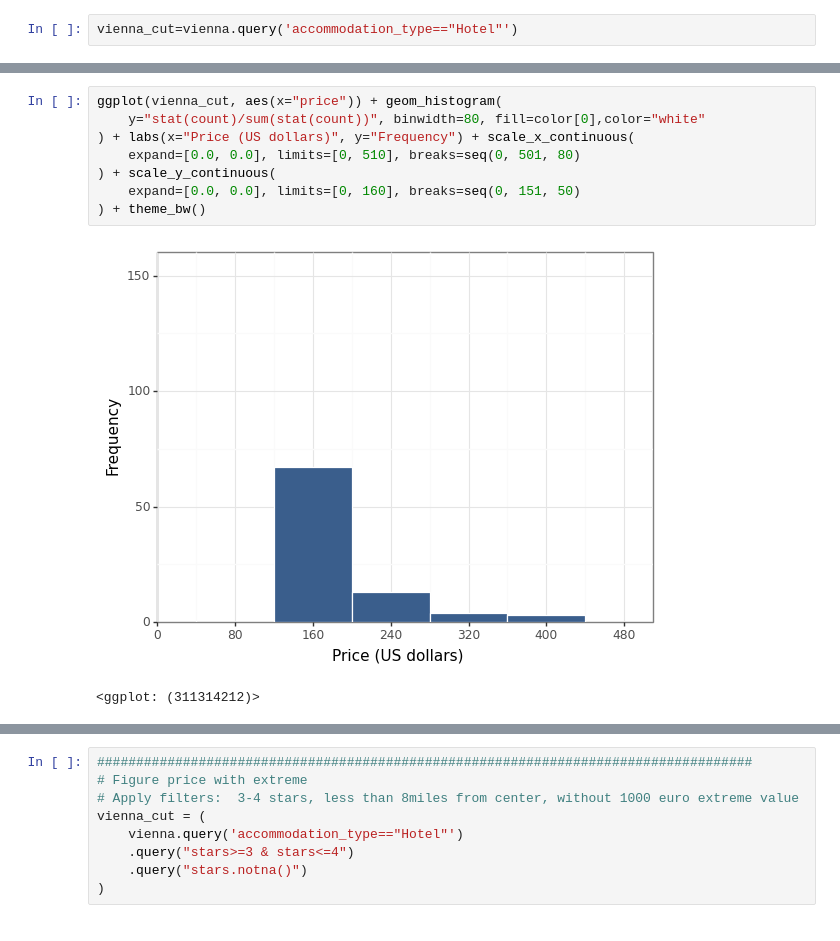
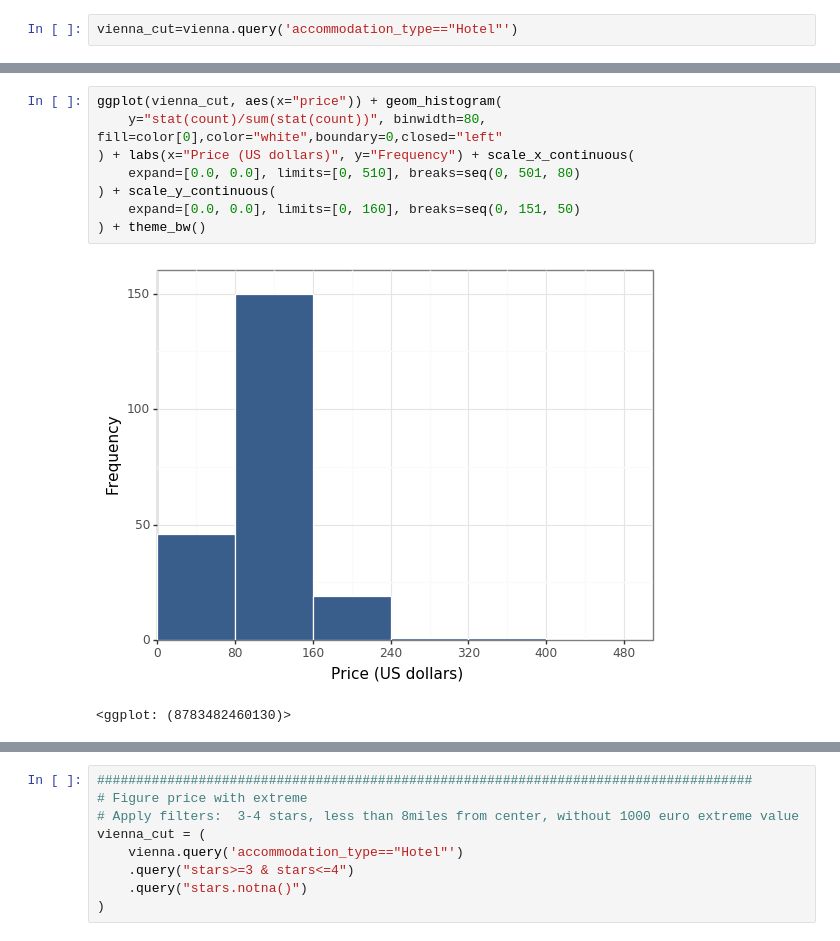
Before and after one commit to zholler/da_case_studies, a Jupyter notebook: ch03-hotels-vienna-explore/ch03_hotels-vienna-explore.ipynb, the cells around one changed output, grey strips where cells are left out. Cells and saved outputs as stored; diff of their text form.

```diff
--- a/ch03-hotels-vienna-explore/ch03_hotels-vienna-explore.ipynb
+++ b/ch03-hotels-vienna-explore/ch03_hotels-vienna-explore.ipynb
@@ -171,14 +177,14 @@ ggplot(vienna_cut, aes(x="price")) + geom_histogram(
 # %%
 ggplot(vienna_cut, aes(x="price")) + geom_histogram(
-    y="stat(count)/sum(stat(count))", binwidth=80, fill=color[0],color="white"
+    y="stat(count)/sum(stat(count))", binwidth=80, fill=color[0],color="white",boundary=0,closed="left"
 ) + labs(x="Price (US dollars)", y="Frequency") + scale_x_continuous(
     expand=[0.0, 0.0], limits=[0, 510], breaks=seq(0, 501, 80)
 ) + scale_y_continuous(
     expand=[0.0, 0.0], limits=[0, 160], breaks=seq(0, 151, 50)
 ) + theme_bw()
 # %% [output]
-[figure, old version]
+[figure, new version]
-<ggplot: (311314212)>
+<ggplot: (8783482460130)>
 # %%
 ###############################################
   ### EXTREME VALUES
```
Also changed, not shown: parts of 14 cells of this notebook, 5 other files.
